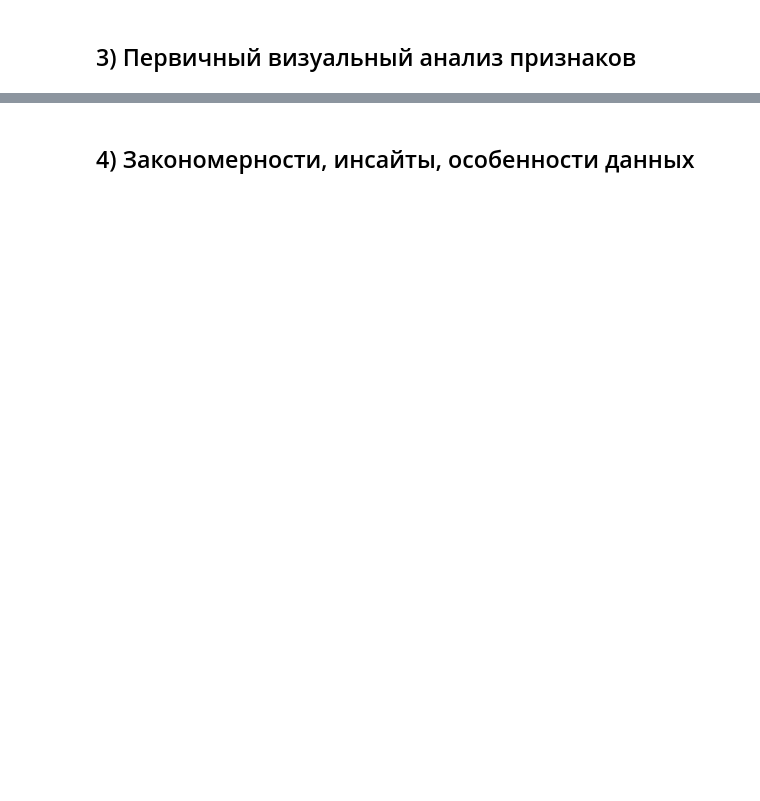
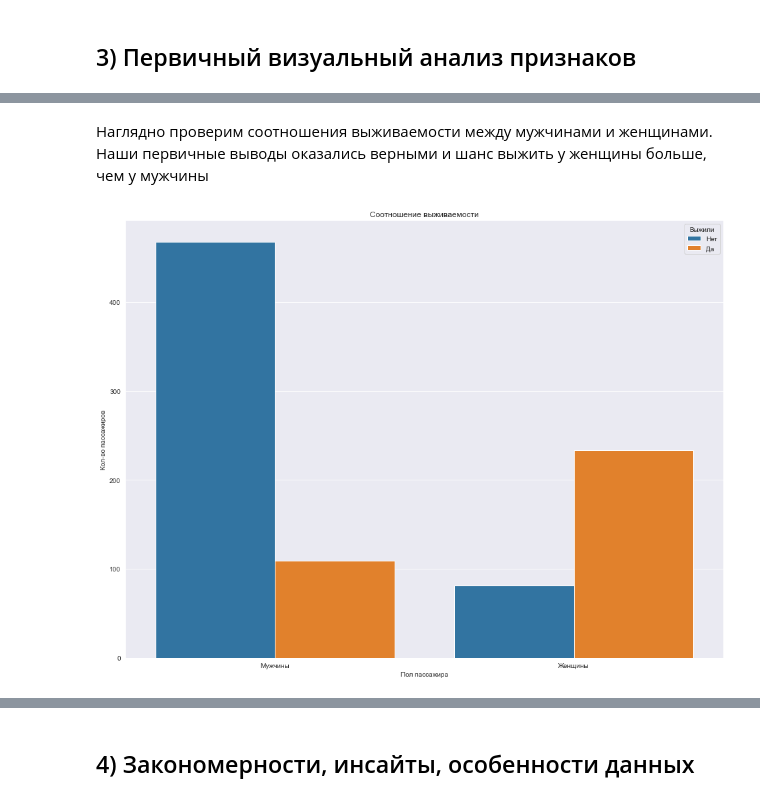
Before and after one commit to ex3del/lab4_iad, a Jupyter notebook: Без названия.ipynb, the cells around one changed output, grey strips where cells are left out. Cells and saved outputs as stored; diff of their text form; code cells hidden in the pictures; blank space fills up the shorter version.

```diff
--- a/Без названия.ipynb
+++ b/Без названия.ipynb
@@ -50,0 +221,13 @@ print()
+# %% [markdown]
+Наглядно проверим соотношения выживаемости между мужчинами и женщинами.
+Наши первичные выводы оказались верными и шанс выжить у женщины больше, чем у мужчины
+# %%
+figure, survive_sex = plt.subplots(figsize=(16, 12))
+sns.countplot(x='Sex', hue='Survived', data=train_df)
+survive_sex.set_ylabel('Кол-во пассажиров')
+survive_sex.set_xlabel('Пол пассажира')
+survive_sex.set_xticklabels(['Мужчины', 'Женщины'])
+plt.legend(title='Выжили',loc='upper right', labels=['Нет','Да'])
+plt.title('Соотношение выживаемости');
+# %% [output]
+[figure, added]
```
Also changed, not shown: parts of 21 cells of this notebook, 1 other file.
